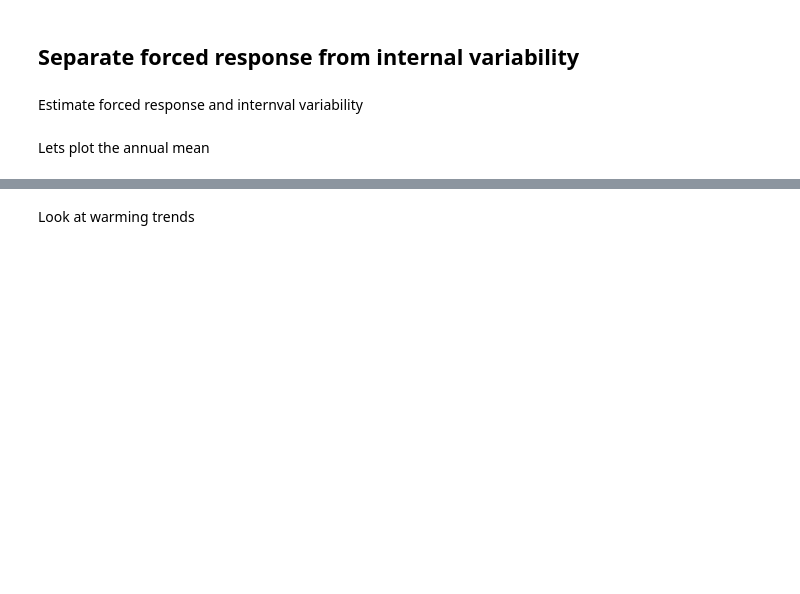
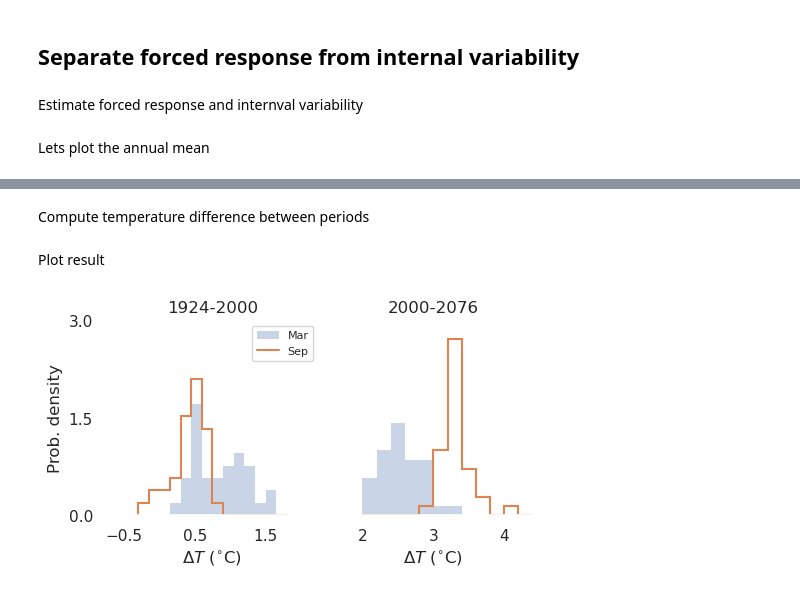
Before and after one commit to ktcarr/whoi-climate-tutorial_2025, a Jupyter notebook: docs/pages/single_model_ensemble/woods-hole_example.ipynb, the cells around one changed output, grey strips where cells are left out. Cells and saved outputs as stored; diff of their text form; code cells hidden in the pictures; blank space fills up the shorter version.

Commit message:
make plot look nicer...

```diff
--- a/docs/pages/single_model_ensemble/woods-hole_example.ipynb
+++ b/docs/pages/single_model_ensemble/woods-hole_example.ipynb
@@ -852,4 +852,4 @@ ax.set_xlabel("Year")
 ax.xaxis.set_major_formatter(mdates.DateFormatter("%Y"))
 plt.show()
 # %% [markdown]
-Look at warming trends
+Compute temperature difference between periods
@@ -907,0 +878,39 @@ plt.show()
+# %% [markdown]
+Plot result
+# %%
+## Set up plot
+fig, axs = plt.subplots(1, 2, figsize=(5, 2.75), layout="constrained")
+
+## plot style for march
+mar_kwargs = dict(fill=True, alpha=0.3, label="Mar")
+sep_kwargs = dict(lw=1.5, label="Sep")
+
+## plot temperature change for first period
+axs[0].stairs(pdf_mar_0, edges=kwargs0["bin_edges"], **mar_kwargs)
+axs[0].stairs(pdf_sep_0, edges=kwargs0["bin_edges"], **sep_kwargs)
+
+## plot for second period
+axs[1].stairs(pdf_mar_1, edges=kwargs1["bin_edges"], **mar_kwargs)
+axs[1].stairs(pdf_sep_1, edges=kwargs1["bin_edges"], **sep_kwargs)
+
+## set axis limits
+axs[0].set_xlim([-0.75, 2.25])
+axs[1].set_xlim([1.5, 4.5])
+for ax in axs:
+    ax.set_ylim([0, 3])
+
+## label
+axs[0].legend(prop=dict(size=8))
+axs[0].set_title(f"{kwargs0['t0']}-{kwargs0['t1']}")
+axs[1].set_title(f"{kwargs1['t0']}-{kwargs1['t1']}")
+axs[0].set_xticks([-0.5, 0.5, 1.5])
+axs[1].set_xticks([2, 3, 4])
+axs[0].set_yticks([0, 1.5, 3])
+axs[1].set_yticks([])
+axs[0].set_ylabel("Prob. density")
+for ax in axs:
+    ax.set_xlabel(r"$\Delta T$ ($^{\circ}$C)")
+
+plt.show()
+# %% [output]
+[figure, added]
```
Also changed, not shown: parts of 3 cells of this notebook.
